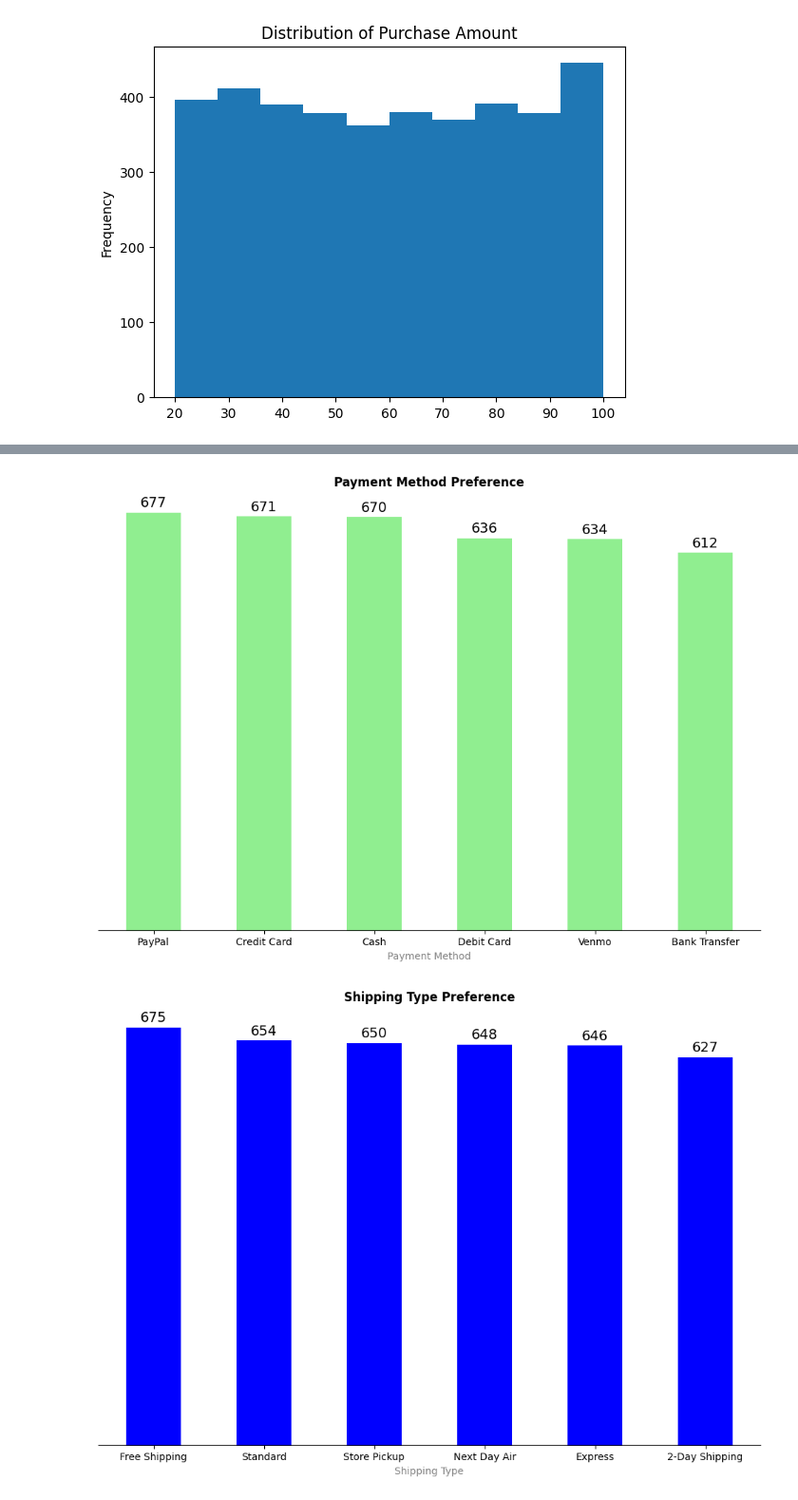
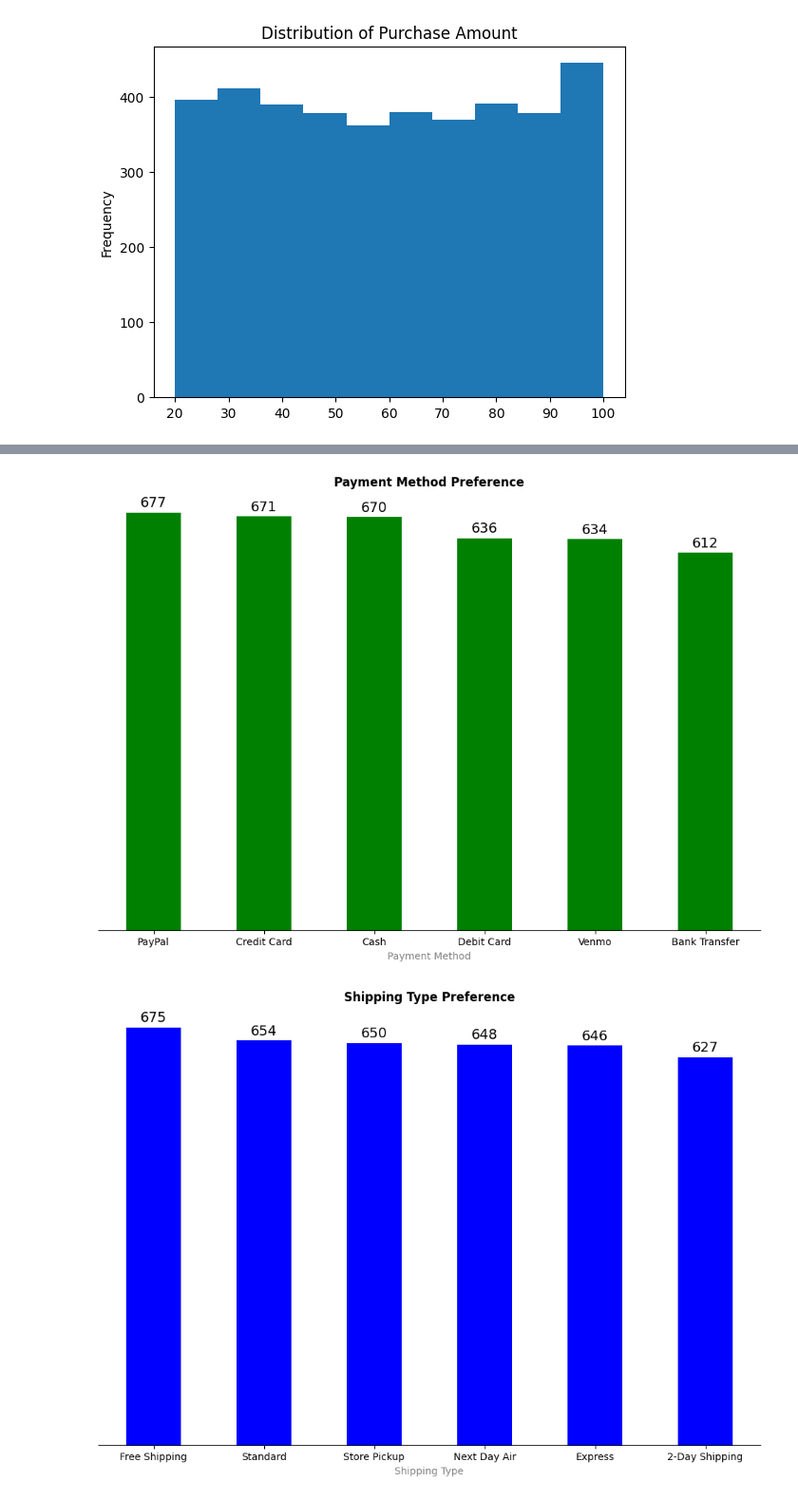
Before and after one commit to Murega14/customer_shopping_trends, a Jupyter notebook: index.ipynb, the cells around one changed output, grey strips where cells are left out. Shown: that part at 95% size. Drawn from its saved outputs; the diff is of its cells as text; code cells hidden in the pictures.

```diff
--- a/index.ipynb
+++ b/index.ipynb
@@ -159,6 +159,9 @@ plt.figure(figsize=(12, 8))
 
 #grouping the data by season
 season_sales = df.groupby('Season')['Purchase Amount (USD)'].sum().reset_index()
+
+# Sorting the data by total sales in descending order
+season_sales = season_sales.sort_values(by='Purchase Amount (USD)', ascending=False)
 
 #plotting the data
 ax = sns.barplot(x='Season', y='Purchase Amount (USD)', data=season_sales, color='navy')
@@ -194,6 +197,9 @@ plt.figure(figsize=(12, 8))
 
 #grouping the data by season
 category_sales = df.groupby('Category')['Purchase Amount (USD)'].sum().reset_index()
+
+# Sorting the data by total sales in descending order
+category_sales = category_sales.sort_values(by='Purchase Amount (USD)', ascending=False)
 
 #plotting the data
 ax = sns.barplot(x='Category', y='Purchase Amount (USD)', data=category_sales, color='teal')
@@ -225,35 +247,35 @@ plt.show()
 # %%
 #visualizing the preference of Payment Method
 
 #setting the figure size
 plt.figure(figsize=(12, 8))
 
 #plotting the data
-ax = df['Payment Method'].value_counts().plot(kind='bar', color='lightgreen')
+ax = df['Payment Method'].value_counts().plot(kind='bar', color='green')
 
 #customizing the plot
 ax.spines['top'].set_visible(False)
 ax.spines['left'].set_visible(False)
 ax.spines['right'].set_visible(False)
 
 plt.title("Payment Method Preference", fontweight='bold')
 plt.xlabel("Payment Method", color='gray')
 plt.xticks(rotation=0)
 plt.gca().yaxis.set_visible(False)
 
 #annotating the plot
 for bar in ax.patches:
     ax.annotate(f'{bar.get_height():,.0f}',
                  xy=(bar.get_x() + bar.get_width() / 2, bar.get_height()),
                  xytext=(0, 3),
                  textcoords="offset points",
                  ha='center',
                  va='bottom',
                  fontsize=14)
 
 plt.show()
 # %% [output]
-[figure, old version]
+[figure, new version]
 # %%
 #visualizing the preferred shipping type
 
```
Also changed, not shown: parts of 3 cells of this notebook.
